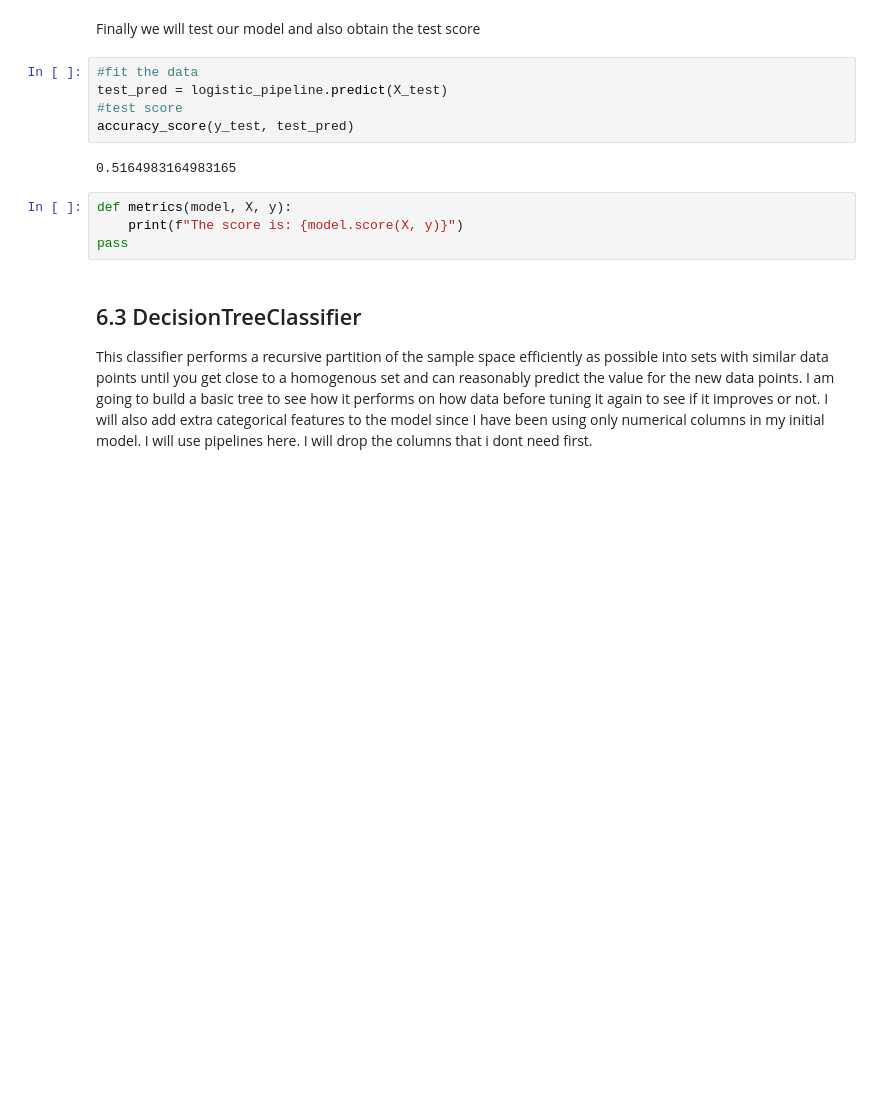
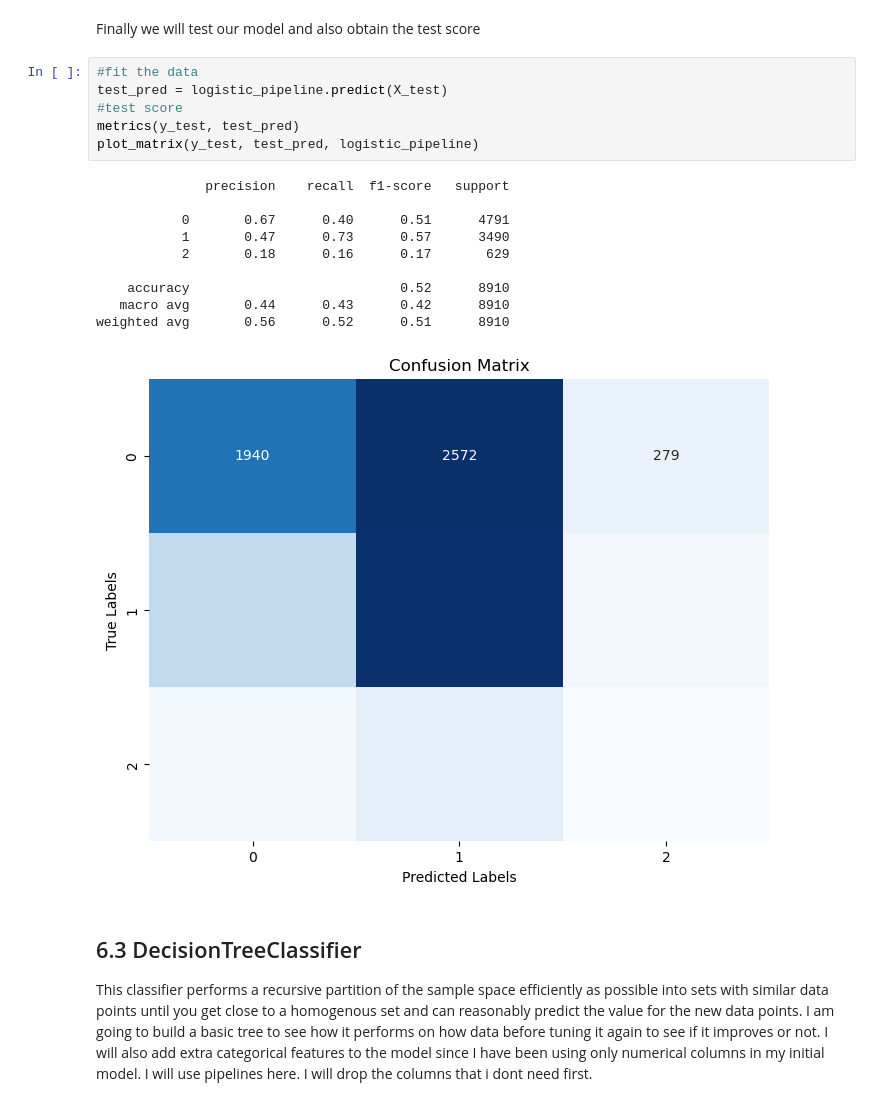
Before and after one commit to dev-ezzy/Classification-model, a Jupyter notebook: Models.ipynb, the cells around one changed output. Saved outputs shown, nothing was run; the diff lists cells and outputs as text; blank space fills up the shorter version.

```diff
--- a/Models.ipynb
+++ b/Models.ipynb
@@ -180,14 +215,20 @@ Finally we will test our model and also obtain the test score
 # %%
 #fit the data
 test_pred = logistic_pipeline.predict(X_test)
 #test score
-accuracy_score(y_test, test_pred)
+metrics(y_test, test_pred)
+plot_matrix(y_test, test_pred, logistic_pipeline)
 # %% [output]
-0.5164983164983165
+              precision    recall  f1-score   support
+
+           0       0.67      0.40      0.51      4791
+           1       0.47      0.73      0.57      3490
+           2       0.18      0.16      0.17       629
+
+    accuracy                           0.52      8910
+   macro avg       0.44      0.43      0.42      8910
+weighted avg       0.56      0.52      0.51      8910
+[figure, added]
-# %%
-def metrics(model, X, y):
-    print(f"The score is: {model.score(X, y)}")
-pass
 # %% [markdown]
 ## 6.3 DecisionTreeClassifier
 
```
Also changed, not shown: parts of 19 cells of this notebook, 1 other file.
